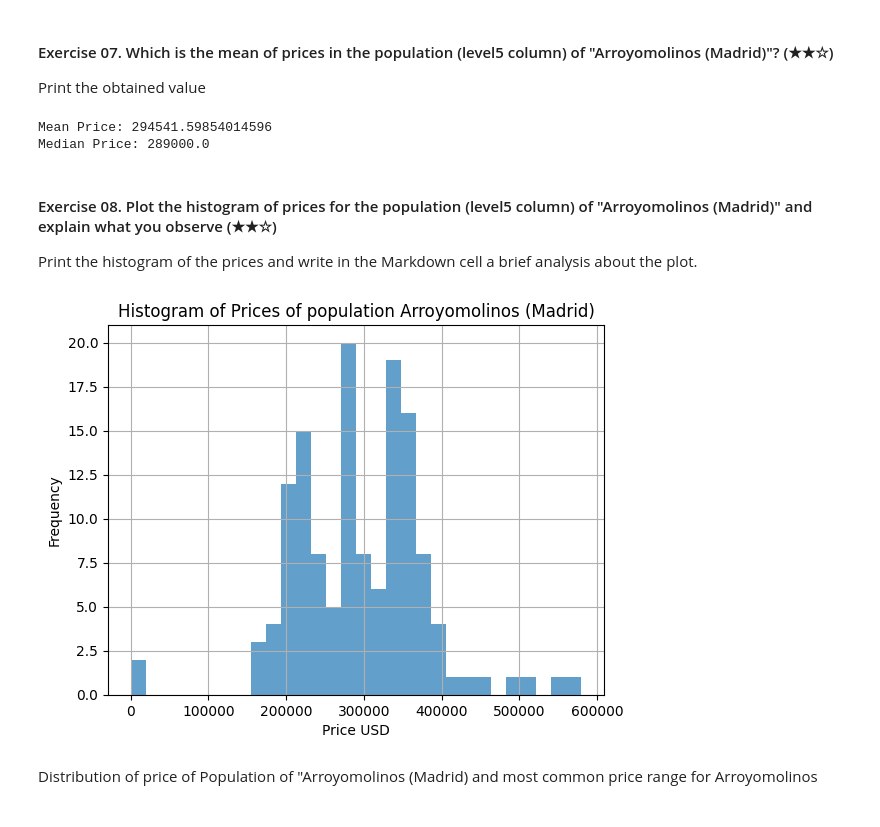
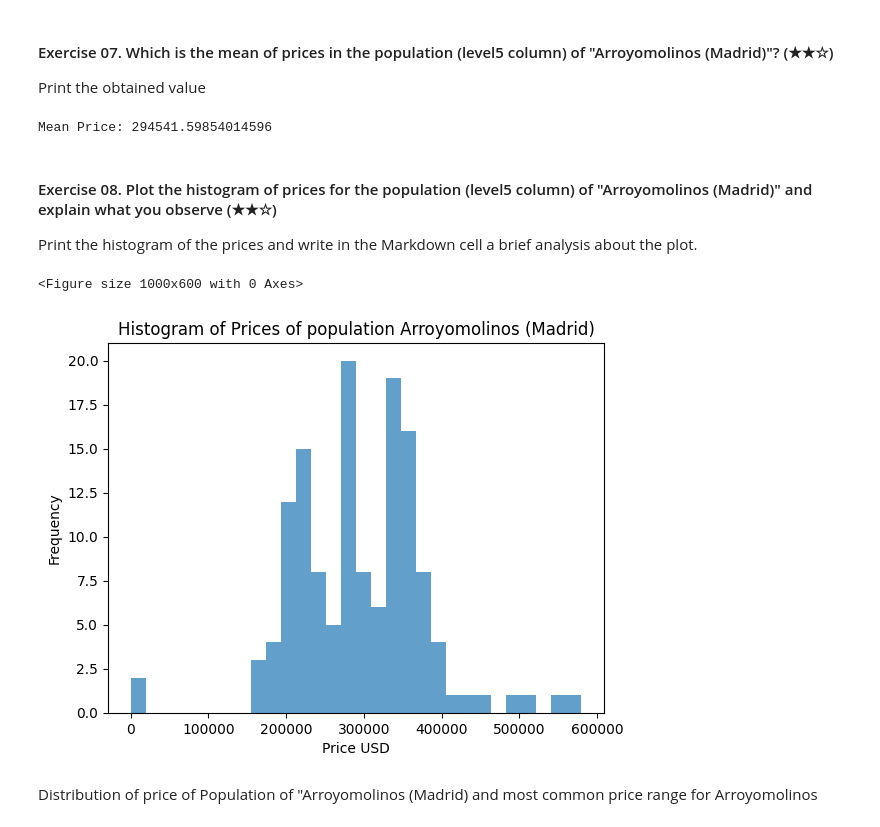
Before and after one commit to nandapop/realestate-datacleanup-exercise, a Jupyter notebook: project.ipynb, the cells around one changed output. Drawn from its saved outputs; the diff is of its cells as text; code cells hidden in the pictures.

```diff
--- a/project.ipynb
+++ b/project.ipynb
@@ -141,17 +179,18 @@ Print the obtained value
 import pandas as pd
 
 df = pd.read_csv('assets/real_estate.csv', sep=';')
-filtered_population = df.loc[df['level5'] == "Arroyomolinos (Madrid)"]
+#Select columns df = Access a group of rows and columns by label(s) or a boolean array.
+filter_population = df.loc[df['level5'] == "Arroyomolinos (Madrid)"]
 
-filtered_result = filtered_population[['price', 'level5']]
-mean_price = filtered_population['price'].mean()
-median_price = filtered_population['price'].median()
+filter_result = filter_population[['price', 'level5']]
+#print(filter_result)
+mean_price = filter_population['price'].mean()
+#median_price = filter_population['price'].median()
 
 print("Mean Price:", mean_price)
-print("Median Price:",median_price)
+#print("Median Price:",median_price)
 # %% [output]
 Mean Price: 294541.59854014596
-Median Price: 289000.0
 # %% [markdown]
 #### Exercise 08. Plot the histogram of prices for the population (level5 column) of "Arroyomolinos (Madrid)" and explain what you observe (★★☆)
 
@@ -159,20 +198,19 @@ Print the histogram of the prices and write in the Markdown cell a brief analysi
 # %%
 import pandas as pd
 import matplotlib.pyplot as plt
 
 df = pd.read_csv('assets/real_estate.csv', sep=';')
-filter_population= df.loc[df['level5'] == "Arroyomolinos (Madrid)"]
-
-#plt.figure(figsize=(10, 6))
+filter_population= df.loc[df['level5'] == "Arroyomolinos (Madrid)"]['price']
+plt.figure(figsize=(10, 6))
 plt.figure()
-plt.hist(filter_population['price'], bins=30, alpha=0.7)
+plt.hist(filter_population, bins=30, alpha=0.7)
 plt.title('Histogram of Prices of population Arroyomolinos (Madrid)')
 plt.xlabel('Price USD')
 plt.ylabel('Frequency')
-plt.grid(True)
 plt.show()
 # %% [output]
+<Figure size 1000x600 with 0 Axes>
-[figure, old version]
+[figure, new version]
 # %% [markdown]
 Distribution of price of Population of "Arroyomolinos (Madrid) and most common price range for Arroyomolinos
 # %% [markdown]
```
Also changed, not shown: parts of 13 cells of this notebook.
